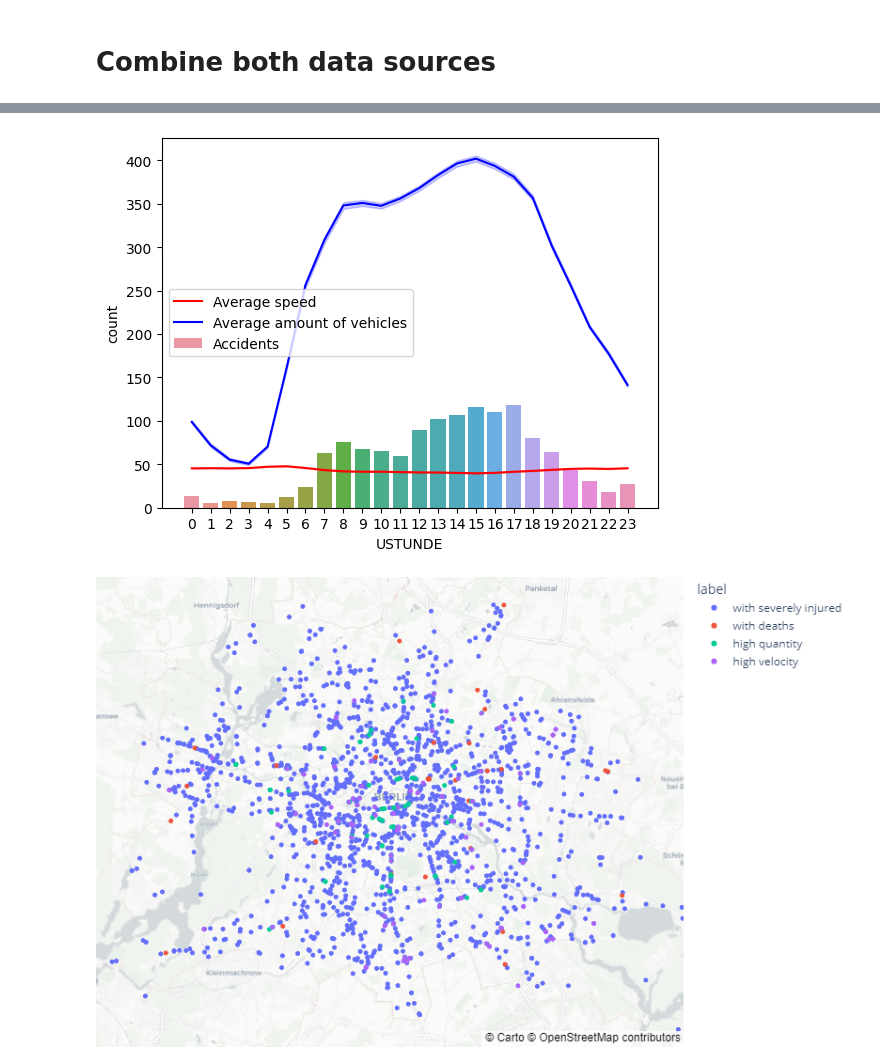
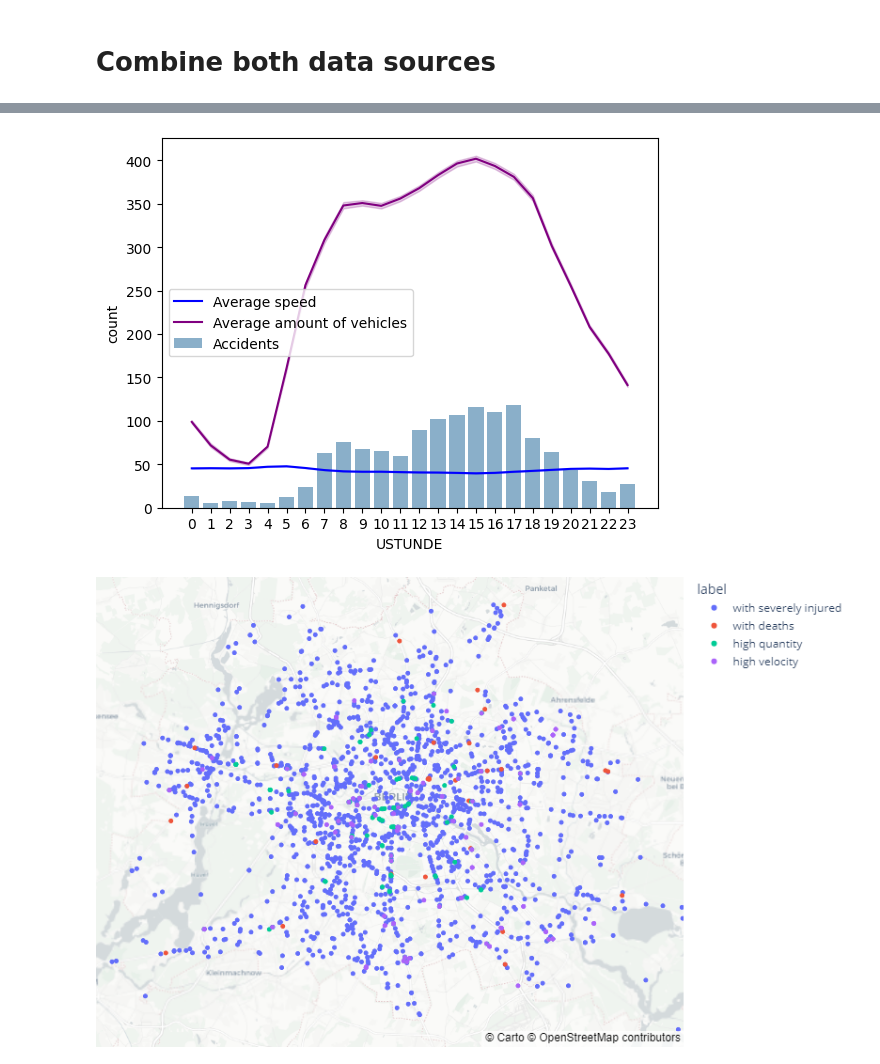
Before and after one commit to helenakohl/2023-amse-template, a Jupyter notebook: project/report.ipynb, the cells around one changed output, grey strips where cells are left out. Cells and saved outputs as stored; diff of their text form; code cells hidden in the pictures.

```diff
--- a/project/report.ipynb
+++ b/project/report.ipynb
@@ -16,9 +16,8 @@ import seaborn as sns
 import matplotlib.pyplot as plt
 import plotly.io as pio
 import plotly.express as px
-# %%
-sns.set_palette("bwr")
-palette = ["#F72585", "#7209B7", "#3A0CA3", "#4361EE", "#4CC9F0"]
+# %%
+sns.set_palette('Set2')
 # %% [markdown]
 # Accident data
 # %% [markdown]
@@ -307,14 +311,14 @@ accidents_june.head()
 | 5219 | 213672 | Charlottenburg-Wilmersdorf | 2021 | 6 | 12 | Thursday | with lightly injured | 3 | in longitudinal traffic | daylight | ... |
 | 5220 | 213671 | Marzahn-Hellersdorf | 2021 | 6 | 12 | Monday | with lightly injured | 5 | crossing | daylight | ... |
 # %%
-sns.countplot(x='USTUNDE', data=accidents_june, label='Accidents')
-sns.lineplot(x='stunde', y ='v_kfz_det_hr', data=traffic_june, color='red', label='Average speed')
-sns.lineplot(x='stunde', y ='q_kfz_det_hr', data=traffic_june, color='blue', label='Average amount of vehicles')
+sns.countplot(x='USTUNDE', data=accidents_june, label='Accidents', color='#80B1D3')
+sns.lineplot(x='stunde', y ='v_kfz_det_hr', data=traffic_june, color='blue', label='Average speed')
+sns.lineplot(x='stunde', y ='q_kfz_det_hr', data=traffic_june, color='purple', label='Average amount of vehicles')
 
 plt.legend()
 plt.show()
 # %% [output]
-[figure, old version]
+[figure, new version]
 # %%
 accidents2 = accidents[(accidents['UKATEGORIE'] == 'with deaths') | (accidents['UKATEGORIE'] == 'with severely injured')]
 accidents2.rename(columns={'YGCSWGS84': 'lat', 'XGCSWGS84': 'long', 'UKATEGORIE': 'label'}, inplace=True)
```
Also changed, not shown: parts of 13 cells of this notebook.
